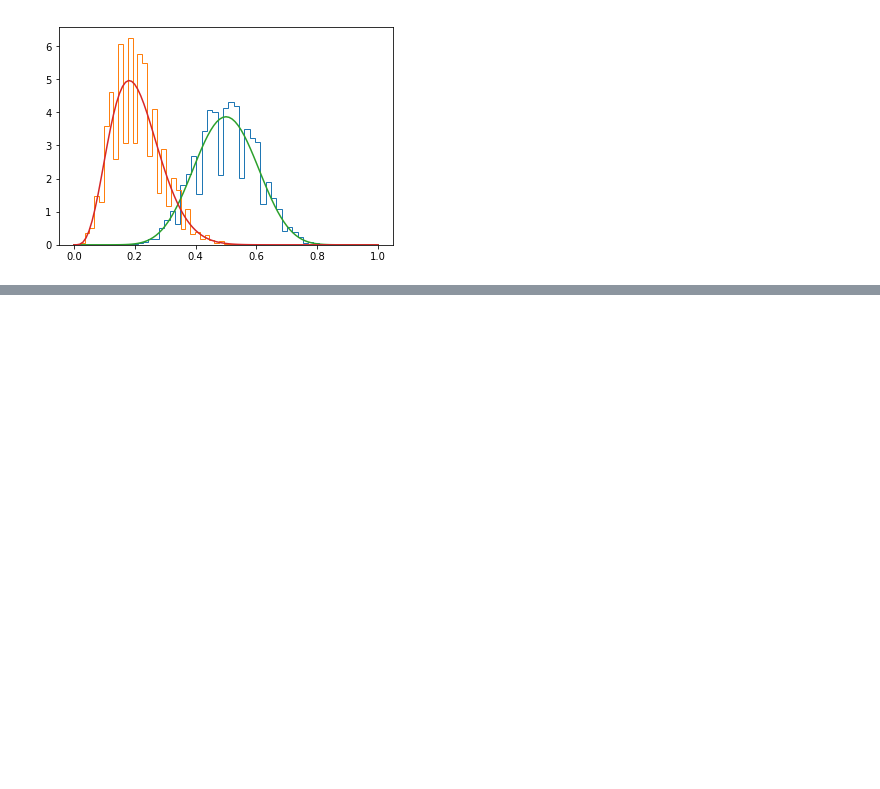
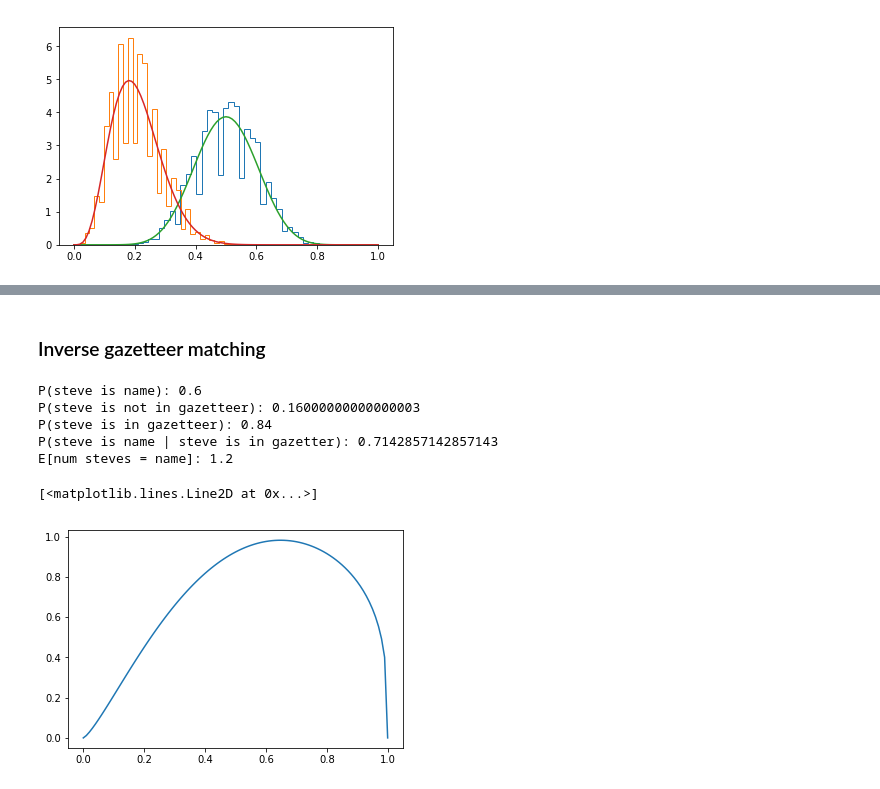
Before and after one commit to jmfveneroso/sequence_tagging, a Jupyter notebook: notebooks/LDA.ipynb, the cells around one changed output, grey strips where cells are left out. Saved outputs shown, nothing was run; the diff lists cells and outputs as text; code cells hidden in the pictures; blank space fills up the shorter version.

```diff
--- a/notebooks/LDA.ipynb
+++ b/notebooks/LDA.ipynb
@@ -283,0 +374,46 @@ Gibbs Theta 2: 0.209145263158
+# %% [markdown]
+### Inverse gazetteer matching
+# %%
+sentence = ['Steve', 'is', 'a', 'guitarist', '.', 'Steve', 'has', 'a', 'band', '.']
+gazetteer = ['Steve']
+
+n_steves = 2
+p_steve_is_name = 0.6
+p_steve_is_not_in_gazetteer = (1 - p_steve_is_name) ** n_steves
+p_steve_is_in_gazetteer = 1 - p_steve_is_not_in_gazetteer
+p_steve_is_name_given_steve_in_gazetter = p_steve_is_name / p_steve_is_in_gazetteer
+expected_num_steves = p_steve_is_name * n_steves
+
+print('P(steve is name):', p_steve_is_name)
+print('P(steve is not in gazetteer):', p_steve_is_not_in_gazetteer)
+print('P(steve is in gazetteer):', p_steve_is_in_gazetteer)
+print('P(steve is name | steve is in gazetter):', p_steve_is_name_given_steve_in_gazetter)
+print('E[num steves = name]:', expected_num_steves)
+# %% [output]
+P(steve is name): 0.6
+P(steve is not in gazetteer): 0.16000000000000003
+P(steve is in gazetteer): 0.84
+P(steve is name | steve is in gazetter): 0.7142857142857143
+E[num steves = name]: 1.2
+# %%
+alpha = 1.3
+beta = 1.3
+n_steves = 3
+def steve_prior(x):
+    r = x ** (alpha-1) * (1-x) ** (beta-1)
+    return r / beta_fn(alpha, beta)
+
+def steve_likelihood(p_steve_is_name):
+    p_steve_is_not_in_gazetteer = (1 - p_steve_is_name) ** n_steves
+    p_steve_is_in_gazetteer = 1 - p_steve_is_not_in_gazetteer
+    return p_steve_is_in_gazetteer
+
+def steve_total(x):
+    return steve_prior(x) * steve_likelihood(x)
+
+x = np.linspace(0, 1, num=101)
+y = list(map(steve_total, x))
+plt.plot(x, y)
+# %% [output]
+[<matplotlib.lines.Line2D at 0x...>]
+[figure, added]
```
Also changed, not shown: parts of 6 cells of this notebook, 2 other files.
